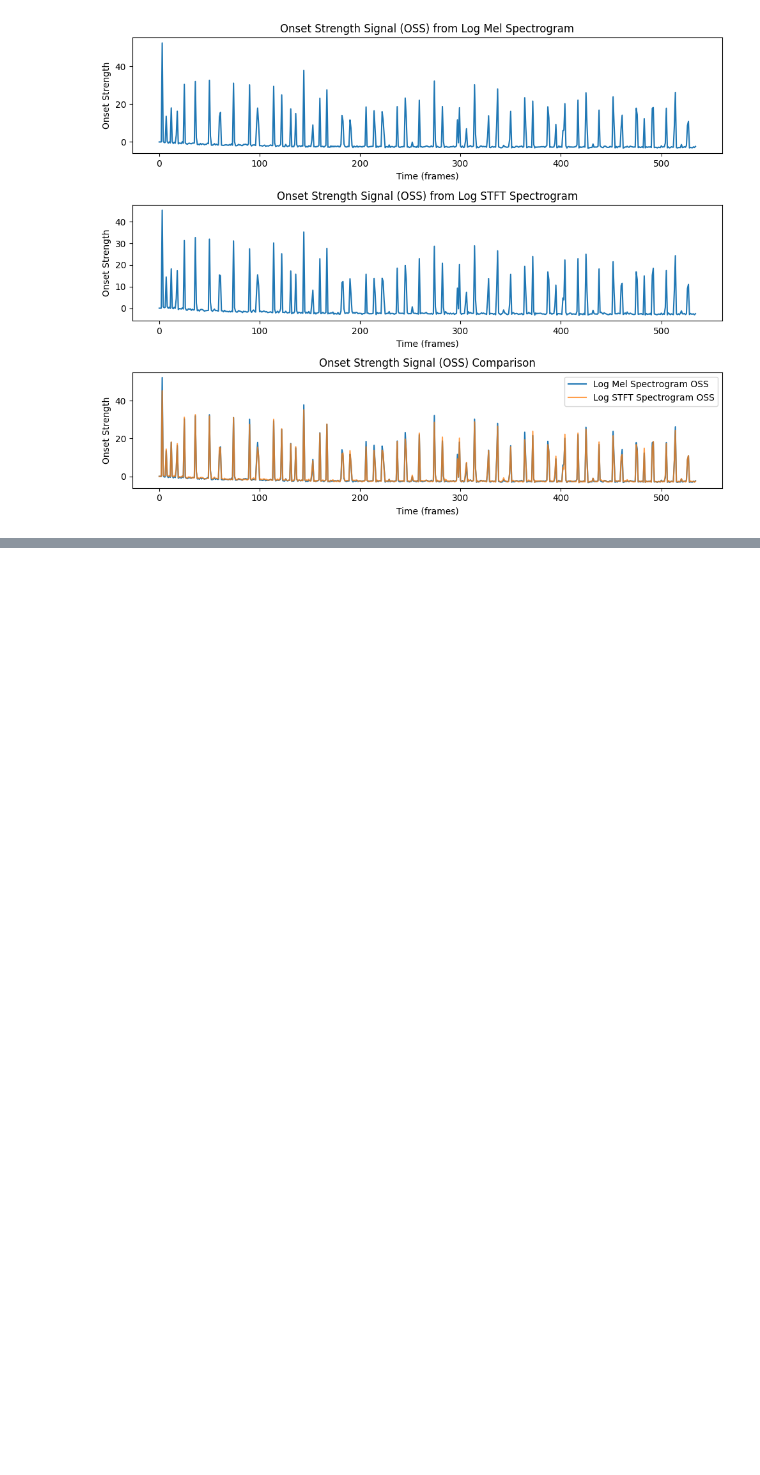
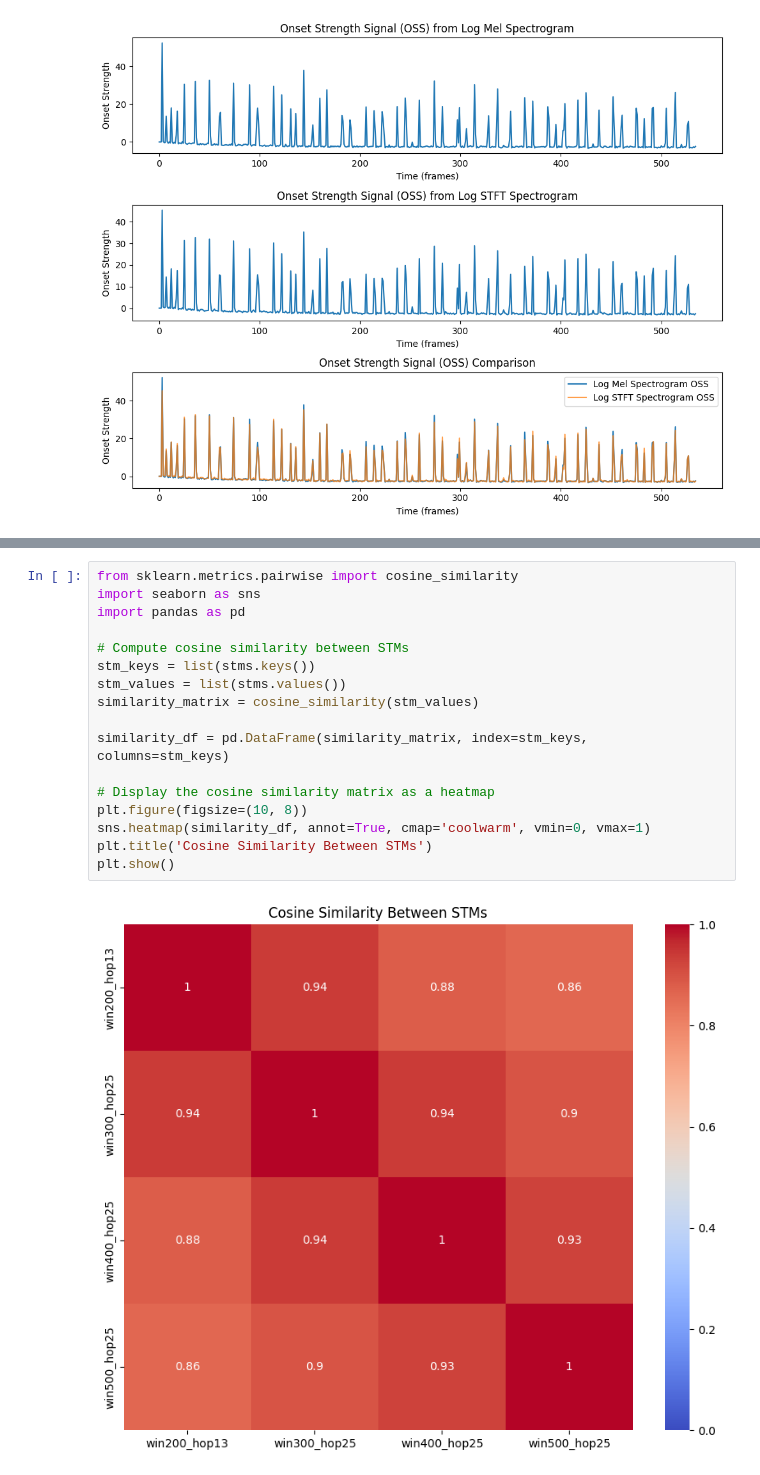
Before and after one commit to Masetto96/rhythmic-pattern-analysis, a Jupyter notebook: demo_notebooks/computation_demo.ipynb, the cells around one changed output, grey strips where cells are left out. Cells and saved outputs as stored; diff of their text form; blank space fills up the shorter version.

```diff
--- a/demo_notebooks/computation_demo.ipynb
+++ b/demo_notebooks/computation_demo.ipynb
@@ -166,0 +164,19 @@ plt.show()
+# %%
+from sklearn.metrics.pairwise import cosine_similarity
+import seaborn as sns
+import pandas as pd
+
+# Compute cosine similarity between STMs
+stm_keys = list(stms.keys())
+stm_values = list(stms.values())
+similarity_matrix = cosine_similarity(stm_values)
+
+similarity_df = pd.DataFrame(similarity_matrix, index=stm_keys, columns=stm_keys)
+
+# Display the cosine similarity matrix as a heatmap
+plt.figure(figsize=(10, 8))
+sns.heatmap(similarity_df, annot=True, cmap='coolwarm', vmin=0, vmax=1)
+plt.title('Cosine Similarity Between STMs')
+plt.show()
+# %% [output]
+[figure, added]
```
Also changed, not shown: parts of 6 cells of this notebook, 4 other files.
